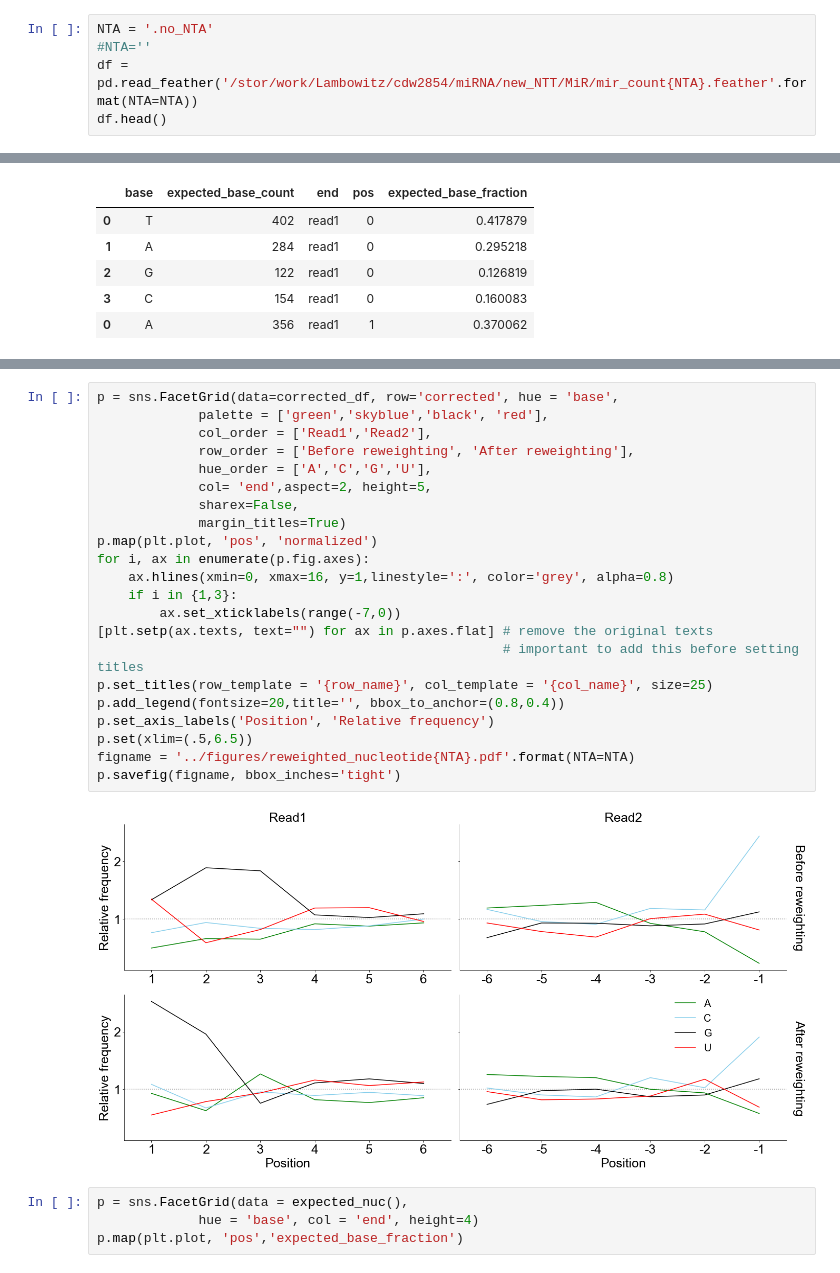
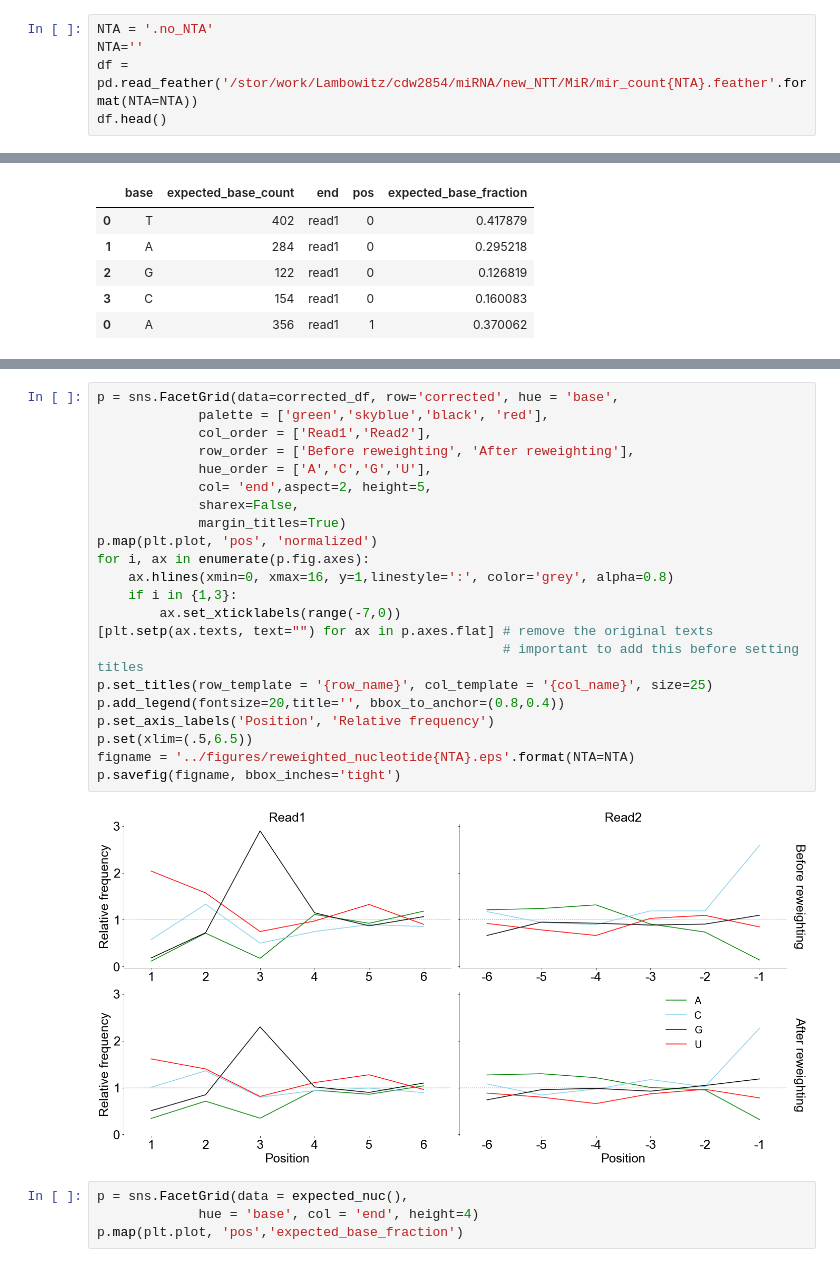
Before and after one commit to wckdouglas/tgirt_smRNA, a Jupyter notebook: scripts/reweighted_reads.ipynb, the cells around one changed output, grey strips where cells are left out. Drawn from its saved outputs; the diff is of its cells as text.

```diff
--- a/scripts/reweighted_reads.ipynb
+++ b/scripts/reweighted_reads.ipynb
@@ -65,6 +65,6 @@ pd.DataFrame().from_dict(weights, orient='index', columns=['weight']) \
 # %%
 NTA = '.no_NTA'
-#NTA=''
+NTA=''
 df = pd.read_feather('/stor/work/Lambowitz/cdw2854/miRNA/new_NTT/MiR/mir_count{NTA}.feather'.format(NTA=NTA))
 df.head()
 # %% [output]
@@ -208,27 +208,27 @@ corrected_df.head()
 # %%
 p = sns.FacetGrid(data=corrected_df, row='corrected', hue = 'base',
              palette = ['green','skyblue','black', 'red'],
              col_order = ['Read1','Read2'],
              row_order = ['Before reweighting', 'After reweighting'],
              hue_order = ['A','C','G','U'],
              col= 'end',aspect=2, height=5,
              sharex=False,
              margin_titles=True)
 p.map(plt.plot, 'pos', 'normalized')
 for i, ax in enumerate(p.fig.axes):
     ax.hlines(xmin=0, xmax=16, y=1,linestyle=':', color='grey', alpha=0.8)
     if i in {1,3}:
         ax.set_xticklabels(range(-7,0))
 [plt.setp(ax.texts, text="") for ax in p.axes.flat] # remove the original texts
                                                     # important to add this before setting titles
 p.set_titles(row_template = '{row_name}', col_template = '{col_name}', size=25)
 p.add_legend(fontsize=20,title='', bbox_to_anchor=(0.8,0.4))
 p.set_axis_labels('Position', 'Relative frequency')
 p.set(xlim=(.5,6.5))
-figname = '../figures/reweighted_nucleotide{NTA}.pdf'.format(NTA=NTA)
+figname = '../figures/reweighted_nucleotide{NTA}.eps'.format(NTA=NTA)
 p.savefig(figname, bbox_inches='tight')
 # %% [output]
-[figure, old version]
+[figure, new version]
 # %%
 p = sns.FacetGrid(data = expected_nuc(),
              hue = 'base', col = 'end', height=4)
```
Also changed, not shown: parts of 8 cells of this notebook, 1 other file.
